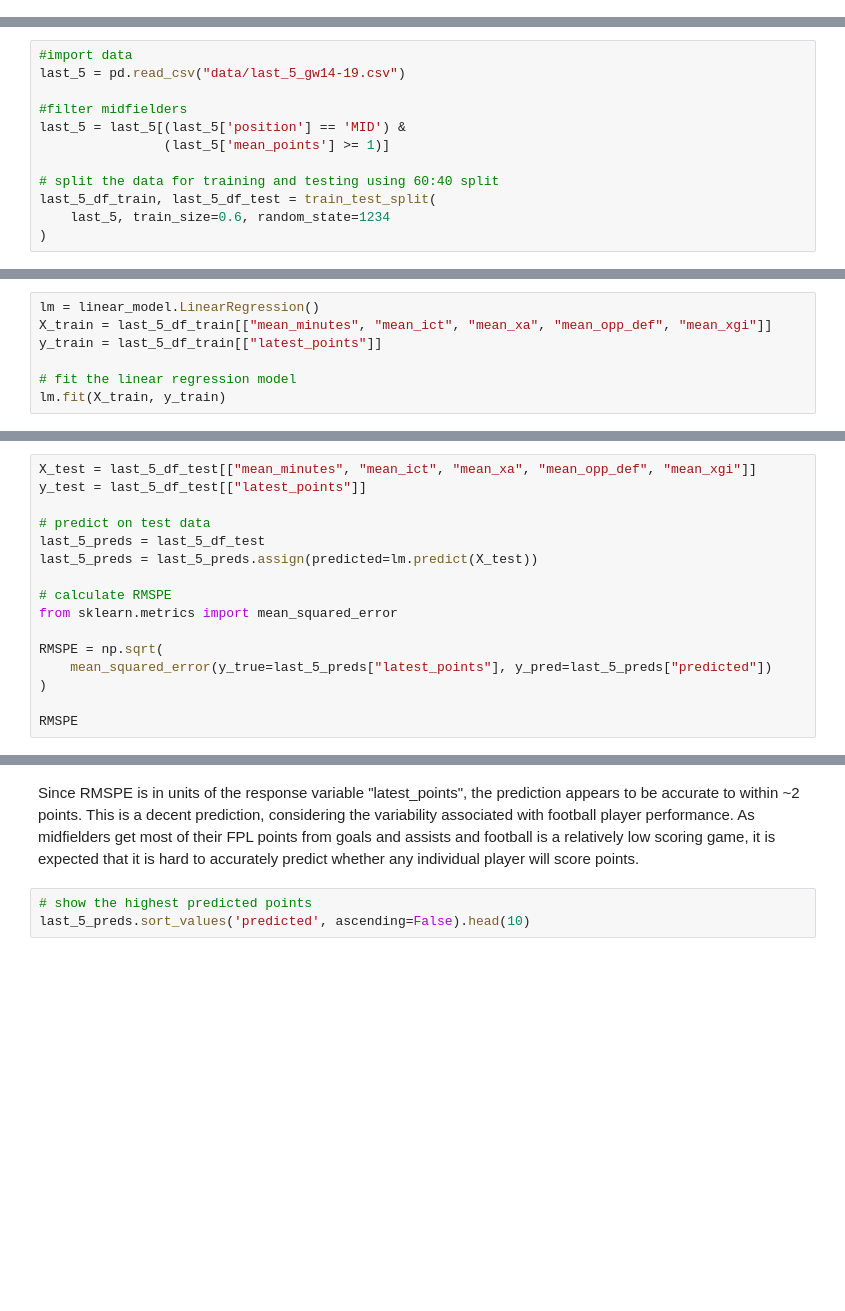
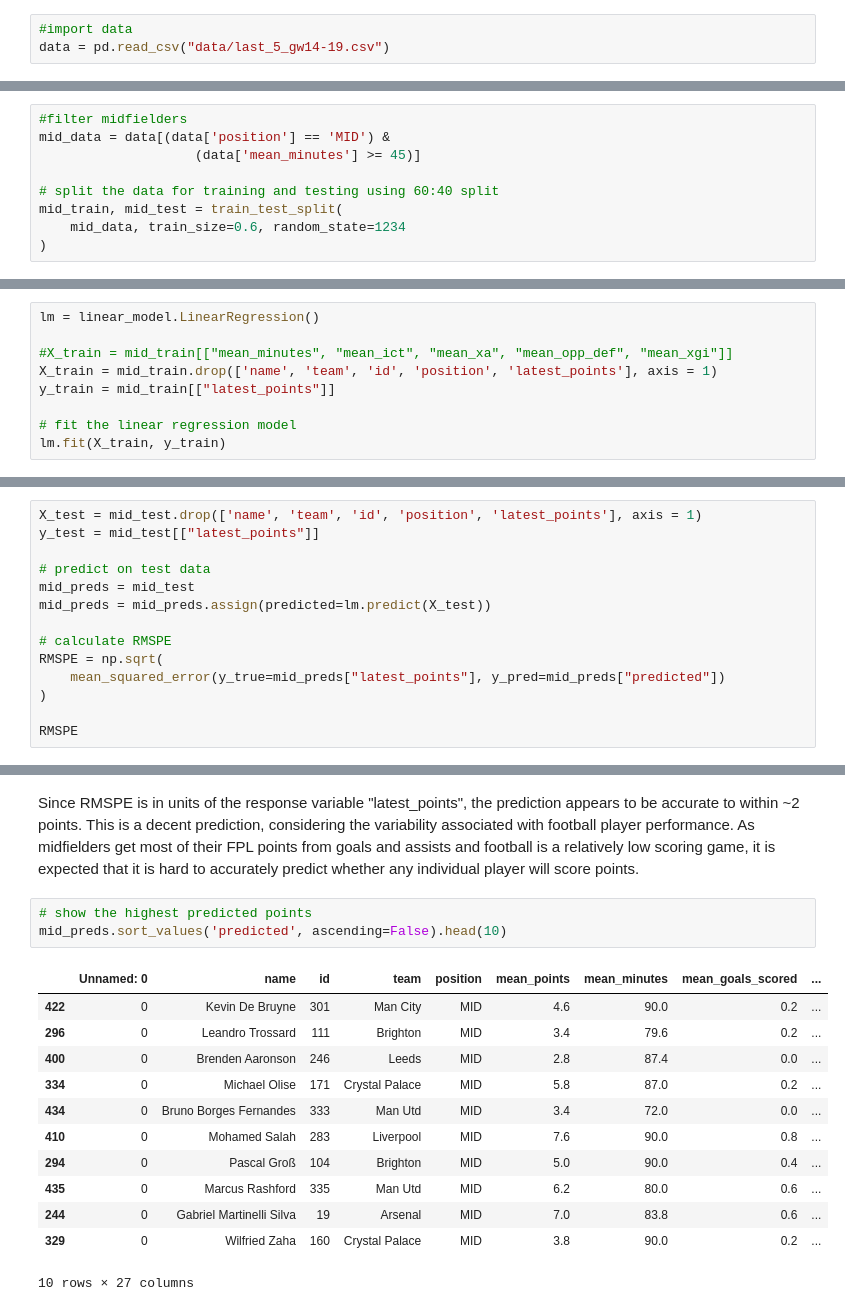
Before and after one commit to hakkd/predictFPL, a Jupyter notebook: EPL_plyr_model_building.ipynb, the cells around one changed output, grey strips where cells are left out. Drawn from its saved outputs; the diff is of its cells as text; blank space fills up the shorter version.

```diff
--- a/EPL_plyr_model_building.ipynb
+++ b/EPL_plyr_model_building.ipynb
@@ -90,0 +194,3 @@ from sklearn import linear_model
+# %%
+#import data
+data = pd.read_csv("data/last_5_gw14-19.csv")
@@ -91,12 +199,9 @@ from sklearn import linear_model
 # %%
-#import data
-last_5 = pd.read_csv("data/last_5_gw14-19.csv")
-
 #filter midfielders
-last_5 = last_5[(last_5['position'] == 'MID') &
-                (last_5['mean_points'] >= 1)]
+mid_data = data[(data['position'] == 'MID') &
+                    (data['mean_minutes'] >= 45)]
 
 # split the data for training and testing using 60:40 split
-last_5_df_train, last_5_df_test = train_test_split(
-    last_5, train_size=0.6, random_state=1234
+mid_train, mid_test = train_test_split(
+    mid_data, train_size=0.6, random_state=1234
 )
@@ -103,7 +210,9 @@ last_5_df_train, last_5_df_test = train_test_split(
 # %%
 lm = linear_model.LinearRegression()
-X_train = last_5_df_train[["mean_minutes", "mean_ict", "mean_xa", "mean_opp_def", "mean_xgi"]]
-y_train = last_5_df_train[["latest_points"]]
+
+#X_train = mid_train[["mean_minutes", "mean_ict", "mean_xa", "mean_opp_def", "mean_xgi"]]
+X_train = mid_train.drop(['name', 'team', 'id', 'position', 'latest_points'], axis = 1)
+y_train = mid_train[["latest_points"]]
 
 # fit the linear regression model
 lm.fit(X_train, y_train)
@@ -112,16 +221,14 @@ import numpy as np
 # %%
-X_test = last_5_df_test[["mean_minutes", "mean_ict", "mean_xa", "mean_opp_def", "mean_xgi"]]
-y_test = last_5_df_test[["latest_points"]]
+X_test = mid_test.drop(['name', 'team', 'id', 'position', 'latest_points'], axis = 1)
+y_test = mid_test[["latest_points"]]
 
 # predict on test data
-last_5_preds = last_5_df_test
-last_5_preds = last_5_preds.assign(predicted=lm.predict(X_test))
+mid_preds = mid_test
+mid_preds = mid_preds.assign(predicted=lm.predict(X_test))
 
 # calculate RMSPE
-from sklearn.metrics import mean_squared_error
-
 RMSPE = np.sqrt(
-    mean_squared_error(y_true=last_5_preds["latest_points"], y_pred=last_5_preds["predicted"])
+    mean_squared_error(y_true=mid_preds["latest_points"], y_pred=mid_preds["predicted"])
 )
 
 RMSPE
@@ -129,4 +238,17 @@ RMSPE
 Since RMSPE is in units of the response variable "latest_points", the prediction appears to be accurate to within ~2 points. This is a decent prediction, considering the variability associated with football player performance. As midfielders get most of their FPL points from goals and assists and football is a relatively low scoring game, it is expected that it is hard to accurately predict whether any individual player will score points.
 # %%
 # show the highest predicted points
-last_5_preds.sort_values('predicted', ascending=False).head(10)
+mid_preds.sort_values('predicted', ascending=False).head(10)
+# %% [output]
+|  | Unnamed: 0 | name | id | team | position | mean_points | mean_minutes | mean_goals_scored | ... |
+| 422 | 0 | Kevin De Bruyne | 301 | Man City | MID | 4.6 | 90.0 | 0.2 | ... |
+| 296 | 0 | Leandro Trossard | 111 | Brighton | MID | 3.4 | 79.6 | 0.2 | ... |
+| 400 | 0 | Brenden Aaronson | 246 | Leeds | MID | 2.8 | 87.4 | 0.0 | ... |
+| 334 | 0 | Michael Olise | 171 | Crystal Palace | MID | 5.8 | 87.0 | 0.2 | ... |
+| 434 | 0 | Bruno Borges Fernandes | 333 | Man Utd | MID | 3.4 | 72.0 | 0.0 | ... |
+| 410 | 0 | Mohamed Salah | 283 | Liverpool | MID | 7.6 | 90.0 | 0.8 | ... |
+| 294 | 0 | Pascal Groß | 104 | Brighton | MID | 5.0 | 90.0 | 0.4 | ... |
+| 435 | 0 | Marcus Rashford | 335 | Man Utd | MID | 6.2 | 80.0 | 0.6 | ... |
+| 244 | 0 | Gabriel Martinelli Silva | 19 | Arsenal | MID | 7.0 | 83.8 | 0.6 | ... |
+| 329 | 0 | Wilfried Zaha | 160 | Crystal Palace | MID | 3.8 | 90.0 | 0.2 | ... |
+10 rows × 27 columns
```
Also changed, not shown: parts of 40 cells of this notebook, 2 other files.
